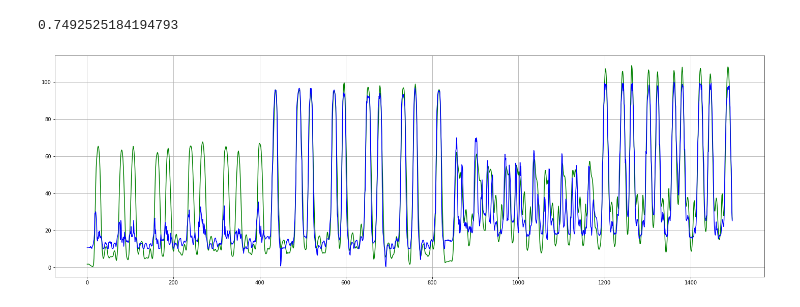
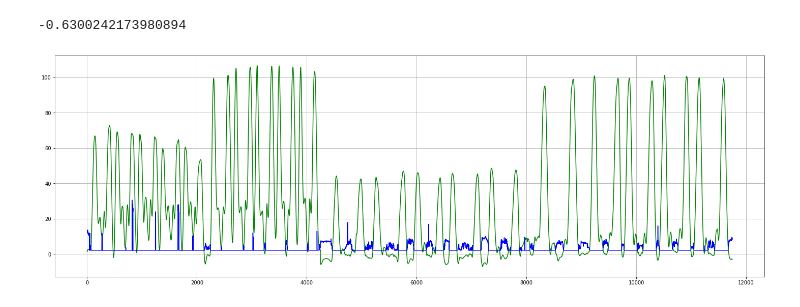
Before and after one commit to HrJessica/LEA-DS, a Jupyter notebook: dataPipeline/RNA/rn_profile_standardise.ipynb, the cells around one changed output. Drawn from its saved outputs; the diff is of its cells as text; code cells hidden in the pictures.

```diff
--- a/dataPipeline/RNA/rn_profile_standardise.ipynb
+++ b/dataPipeline/RNA/rn_profile_standardise.ipynb
@@ -87,10 +89,10 @@ import pickle
 import numpy as np
 import matplotlib.pyplot as plt
 from scipy.signal import savgol_filter
-json_path = './vueDos/Sujet'
-xsens_path = '../Xsens_dosHz.p'
+json_path = '../courbe/json/Sujet'
+xsens_path = '../Xsens_profil.p'
 def load_json(i):
-    file_path =json_path+i+'_1d_success.json'
+    file_path =json_path+i+'_1p_success.json'
     with open(file_path , 'rb') as fl:
         data = json.load(fl)
     return data
@@ -118,35 +120,34 @@ def recup_data(n,angleName):
     datas = sum(datas , [])
     datas = [elmt*-1 for elmt in datas]
     data_xsens = sum(data_xsens,[])
     #dans le cas ou xsens et LEA n'ont pas le même nombre de frame
     if(len(datas) > len(data_xsens)):
         diff = len(datas)-len(data_xsens)
         j = 1
         while j<= diff:
             del datas[len(data_xsens)-1+j]
             j = j+1
     input_ = np.array(datas)
     output_ = np.array(data_xsens)
     return input_,output_
 
-n_test = ['14','22']
+n_test = ['4','11']
 X,y = recup_data(n_test,'Ft')
 #X,y= make_regression(n_features = 1, n_samples=len(X) ,random_state=1)
 
 X = X.reshape(-1,1)
 X = scaler.transform(X)
 #charger le model
-filename = 'model_dos_.pkl'
+filename = 'model_.pkl'
 model = pickle.load(open(filename, 'rb'))
 y_pred = model.predict(X)
 score_test = model.score(X, y)
 print(score_test)
-
 fig , ax = plt.subplots(nrows=1, figsize=(25, 8))
 ax.plot(range(len(y)),y,color = 'green')
 ax.plot(range(len(y_pred)),y_pred,color = 'blue')
 ax.grid()
 plt.show()
 # %% [output]
-0.7492525184194793
+-0.6300242173980894
-[figure, old version]
+[figure, new version]
```
Also changed, not shown: parts of 1 cell of this notebook, 7 other files.
